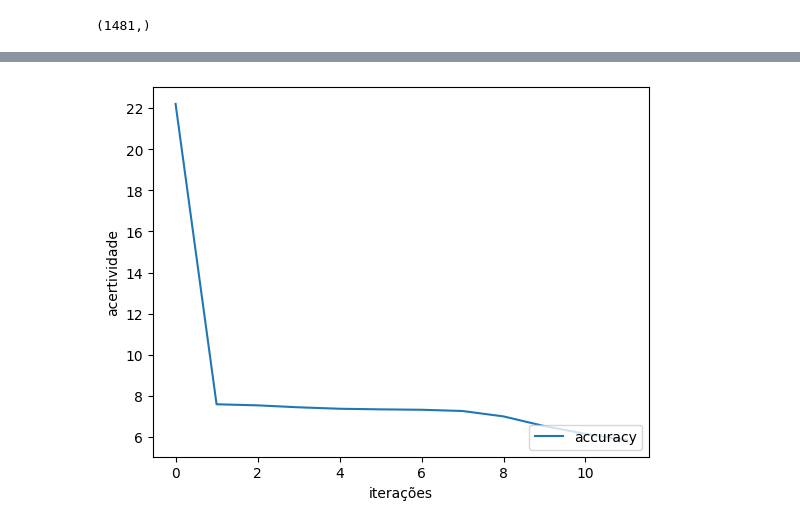
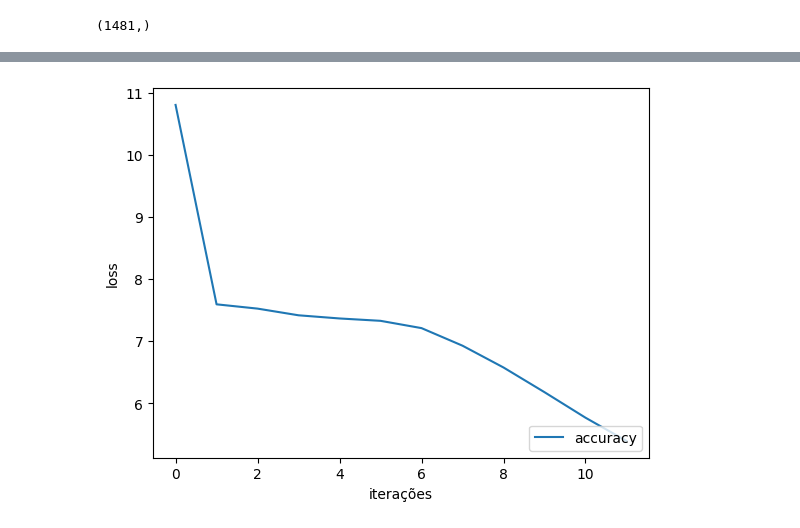
Before and after one commit to Chm-vinicius/coolab_tensorflow_study, a Jupyter notebook: machine_learn.ipynb, the cells around one changed output, grey strips where cells are left out. Drawn from its saved outputs; the diff is of its cells as text; code cells hidden in the pictures.

```diff
--- a/machine_learn.ipynb
+++ b/machine_learn.ipynb
@@ -276,8 +249,8 @@ slot_input = keras.Input(shape=(167,))
 pro_input = keras.Input(shape=(2000,126))
 HIDEN_ACTIVATION = "relu"
 
-x = keras.layers.Dense(43, activation=HIDEN_ACTIVATION) (slot_input)
-x = keras.layers.Dense(100, activation=HIDEN_ACTIVATION) (x)
+x = keras.layers.Dense(200, activation=HIDEN_ACTIVATION) (slot_input)
+x = keras.layers.Dense(400, activation=HIDEN_ACTIVATION) (x)
 x = keras.layers.Dense(512, activation=HIDEN_ACTIVATION) (x)
 x = keras.layers.Dense(1000, activation=HIDEN_ACTIVATION) (x)
 x = keras.layers.Dense(2000, activation=HIDEN_ACTIVATION) (x)
@@ -361,7 +334,7 @@ print(history.history)
 plt.plot(history.history['loss'], label='accuracy')
 # plt.plot(history.history['logcosh'], label= 'logcosh')
 plt.xlabel('iterações')
-plt.ylabel('acertividade')
+plt.ylabel('loss')
 # plt.ylim([1,10])
 plt.legend(loc='lower right')
 
@@ -372,2 +345,2 @@ test_loss, test_acc, *outros = model.evaluate([categ, pd_ndt], idex, verbose=2)
-[figure, old version]
+[figure, new version]
 # %%
```
Also changed, not shown: parts of 8 cells of this notebook, 1 other file.
